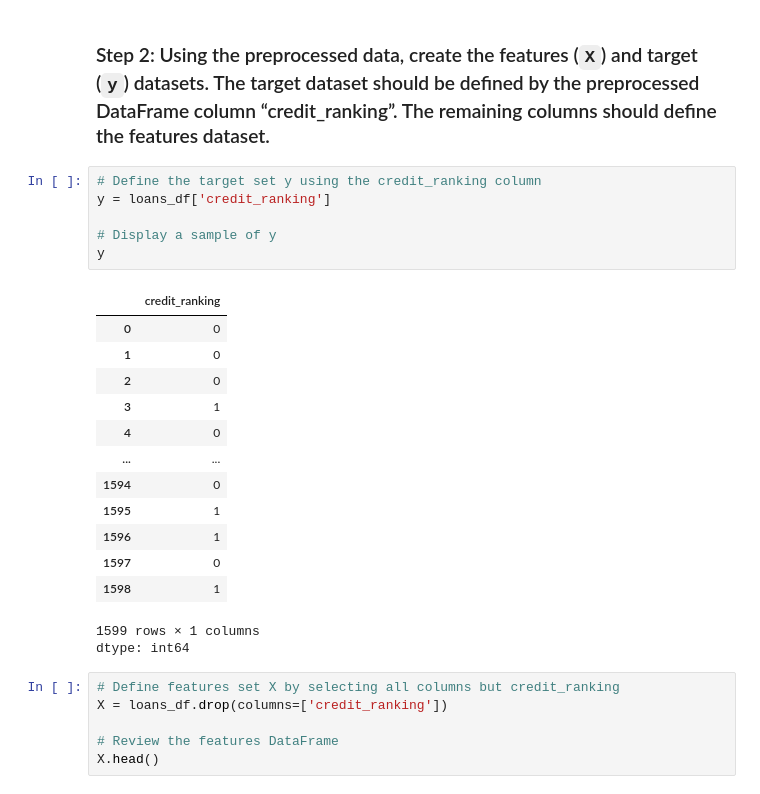
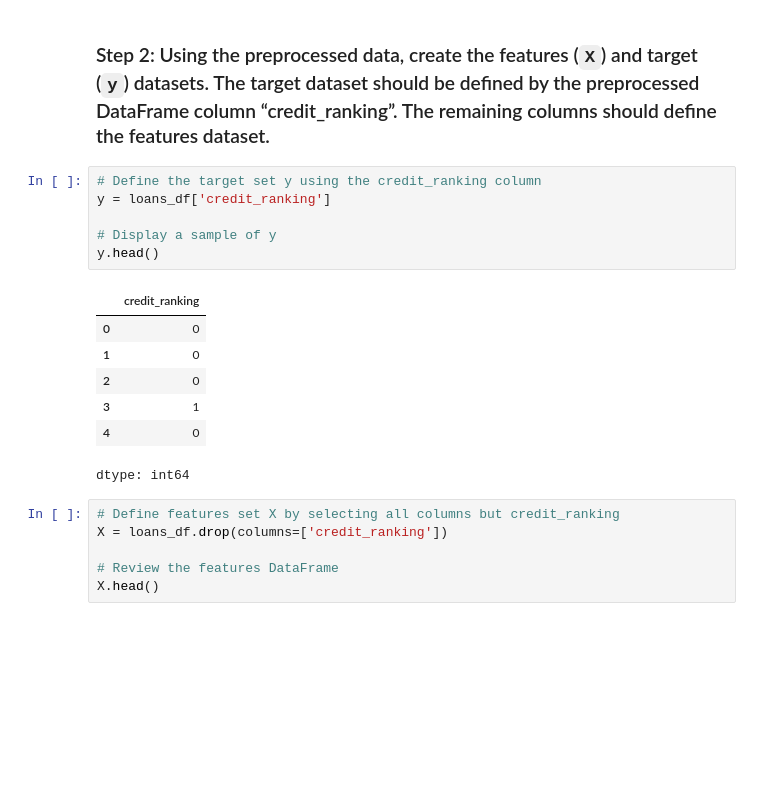
Before and after one commit to stellasyyun/neural-network-challenge-1, a Jupyter notebook: student_loans_with_deep_learning.ipynb, the cells around one changed output. Drawn from its saved outputs; the diff is of its cells as text; blank space fills up the shorter version.

```diff
--- a/student_loans_with_deep_learning.ipynb
+++ b/student_loans_with_deep_learning.ipynb
@@ -62,23 +62,16 @@ dtype: int64
 # %%
 # Define the target set y using the credit_ranking column
 y = loans_df['credit_ranking']
 
 # Display a sample of y
-y
+y.head()
 # %% [output]
 |  | credit_ranking |
 | 0 | 0 |
 | 1 | 0 |
 | 2 | 0 |
 | 3 | 1 |
 | 4 | 0 |
-| ... | ... |
-| 1594 | 0 |
-| 1595 | 1 |
-| 1596 | 1 |
-| 1597 | 0 |
-| 1598 | 1 |
-1599 rows × 1 columns
 dtype: int64
 # %%
 # Define features set X by selecting all columns but credit_ranking
```
Also changed, not shown: parts of 6 cells of this notebook, 1 other file.
